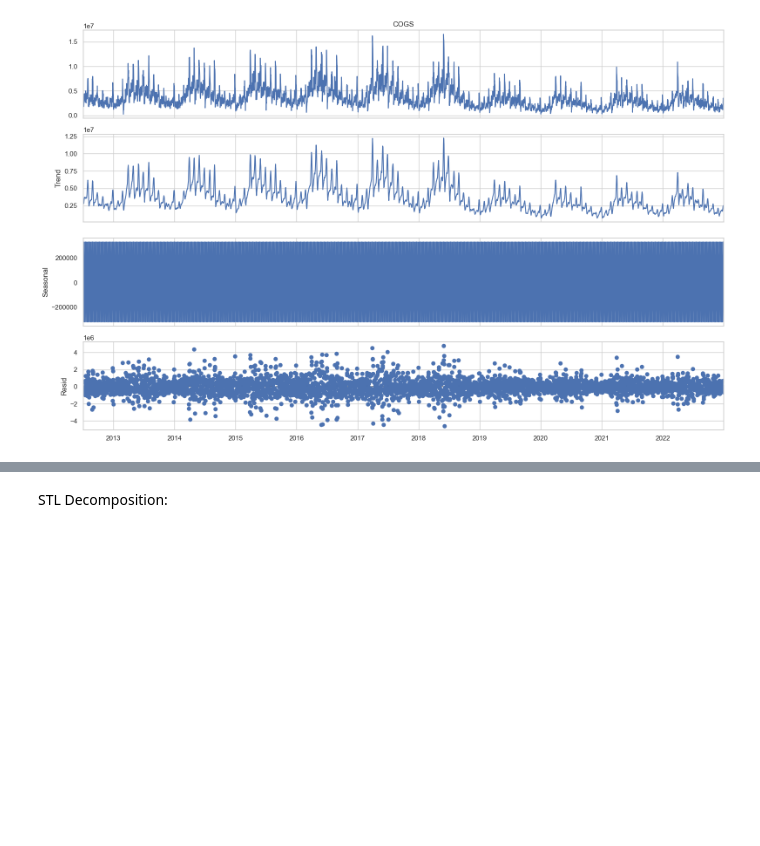
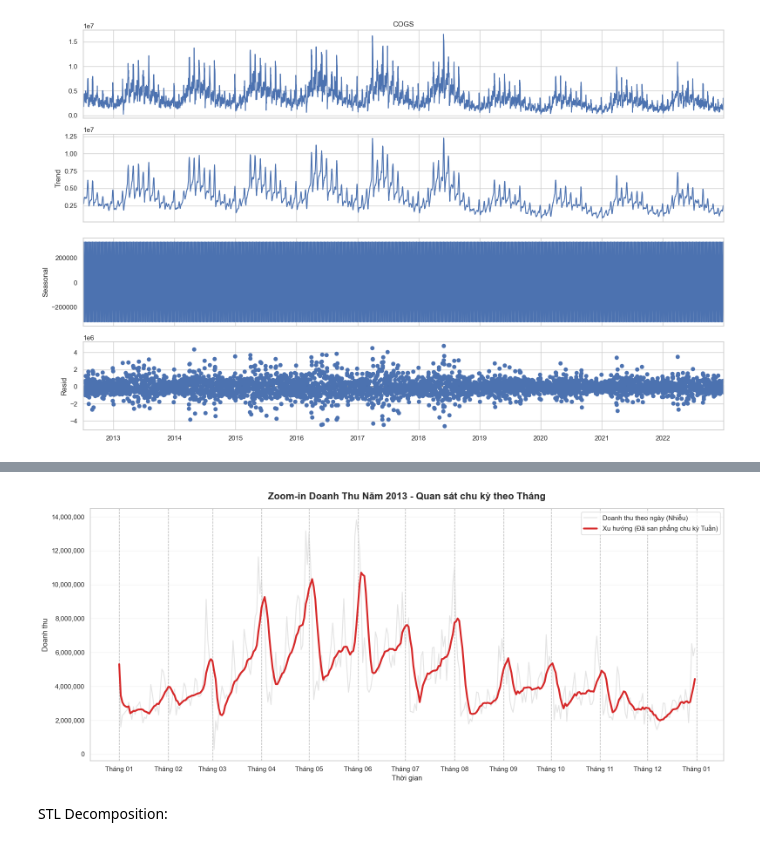
Before and after one commit to anhthu0910/vimchanhxa-datathon, a Jupyter notebook: notebooks/03_EDA_.ipynb, the cells around one changed output, grey strips where cells are left out. Drawn from its saved outputs; the diff is of its cells as text; code cells hidden in the pictures; blank space fills up the shorter version.

```diff
--- a/notebooks/03_EDA_.ipynb
+++ b/notebooks/03_EDA_.ipynb
@@ -216,3 +371,48 @@ UnboundLocalError: cannot access local variable 'boxprops' where it is not assoc
+# %%
+# 1. Lọc dữ liệu nguyên 1 năm 2013 và đảm bảo dữ liệu đã sắp xếp theo ngày
+df_year_2013 = df_sales[df_sales.index.year == 2013].copy()
+df_year_2013 = df_year_2013.sort_index()
+
+# 2. Tạo đường Trung bình động 7 ngày (Rolling Average) để khử nhiễu (khử sóng nhỏ của Tuần)
+df_year_2013['Revenue_7d_MA'] = df_year_2013['Revenue'].rolling(window=7, min_periods=1).mean()
+
+# 3. Vẽ biểu đồ
+plt.figure(figsize=(16, 7))
+
+# Đường 1: Doanh thu thực tế từng ngày (màu xám nhạt làm nền)
+sns.lineplot(
+    x=df_year_2013.index, y='Revenue', data=df_year_2013,
+    color='lightgrey', alpha=0.6, label='Doanh thu theo ngày (Nhiễu)'
+)
+
+# Đường 2: Đường xu hướng đã san phẳng (màu đỏ đậm, nét to)
+ax = sns.lineplot(
+    x=df_year_2013.index, y='Revenue_7d_MA', data=df_year_2013,
+    color='#d62728', linewidth=3, label='Xu hướng (Đã san phẳng chu kỳ Tuần)'
+)
+
+# 4. Tinh chỉnh giao diện
+plt.title('Zoom-in Doanh Thu Năm 2013 - Quan sát chu kỳ theo Tháng',
+          fontsize=16, fontweight='bold', pad=15)
+plt.xlabel('Thời gian', fontsize=12)
+plt.ylabel('Doanh thu', fontsize=12)
+
+# Chia vạch trục X chính xác vào Mùng 1 của mỗi Tháng
+ax.xaxis.set_major_locator(mdates.MonthLocator())
+ax.xaxis.set_major_formatter(mdates.DateFormatter('Tháng %m'))
+
+# Định dạng trục Y
+ax.yaxis.set_major_formatter(ticker.FuncFormatter(lambda x, pos: '{:,.0f}'.format(x)))
+
+# Bật lưới dọc ở mỗi đầu tháng để dễ ngắt đoạn bằng mắt
+ax.xaxis.grid(True, linestyle='--', color='black', alpha=0.3)
+ax.yaxis.grid(True, linestyle='-', alpha=0.2)
+
+plt.legend(fontsize=11)
+plt.tight_layout()
+plt.show()
+# %% [output]
+[figure, added]
 # %% [markdown]
 STL Decomposition:
 # %%
```
Also changed, not shown: parts of 17 cells of this notebook, 3 other files.
